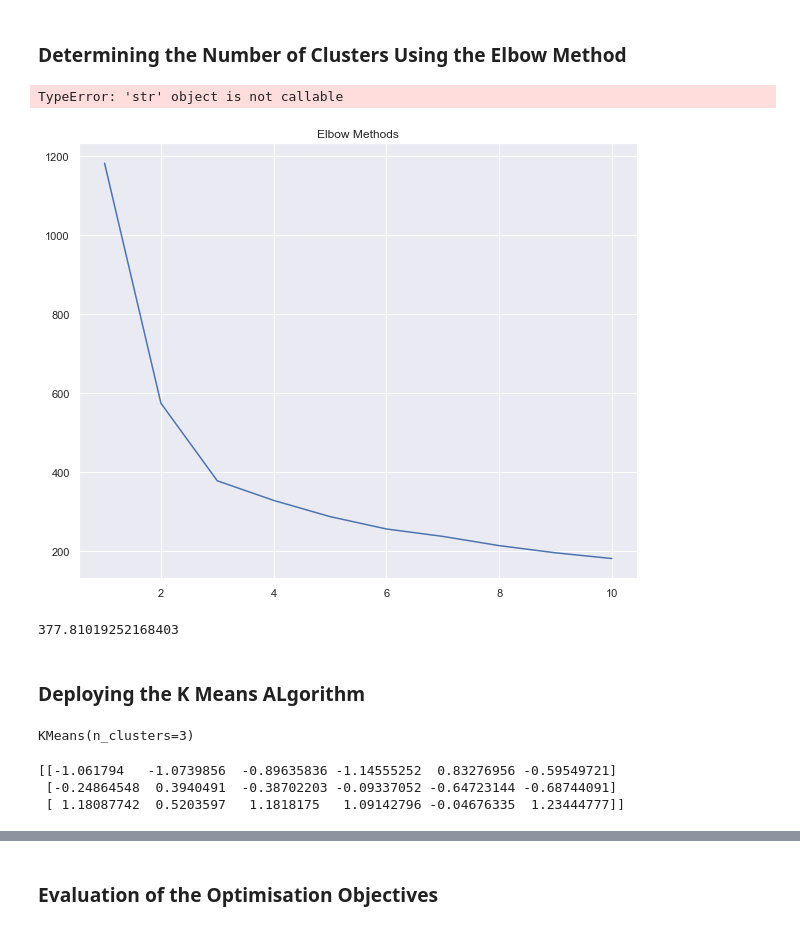
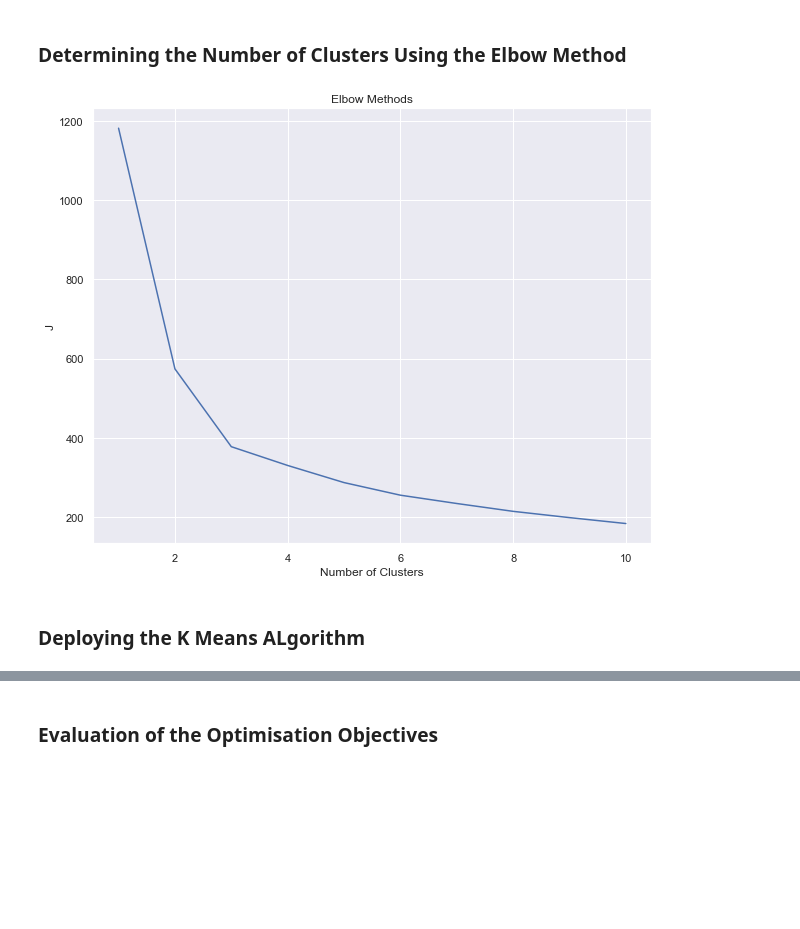
Before and after one commit to ARCHIBONG1/Wheat-Species-Prediction-Using-Clustering, a Jupyter notebook: Wheat Species Machine Learning Prediction_ Clustering Algorithms.ipynb, the cells around one changed output, grey strips where cells are left out. Saved outputs shown, nothing was run; the diff lists cells and outputs as text; code cells hidden in the pictures; blank space fills up the shorter version.

```diff
--- a/Wheat Species Machine Learning Prediction_ Clustering Algorithms.ipynb
+++ b/Wheat Species Machine Learning Prediction_ Clustering Algorithms.ipynb
@@ -187,35 +183,23 @@ scaled_train_set.describe()  # Summary statistics of data set
 ## KMEANS CLUSTERING
 # %% [markdown]
 ### Determining the Number of Clusters Using the Elbow Method
-# %%
-import os
-os.environ["OMP_NUM_THREADS"] = '1'
-distortions = []
-K = range(1,10)
-for k in K:
-    kmeanModel = KMeans(n_clusters=k)
-    kmeanModel.fit(scaled_train_set)
-    distortions.append(kmeanModel.inertia_)
 # %%
+plt.rcParams["figure.figsize"]=(10,8)
+
 N = []
 import os
 os.environ["OMP_NUM_THREADS"] = '1'
 for _ in range(1,11):
     kmeans = KMeans(n_clusters=_,
     init = "k-means++", max_iter=100, n_init=10)
     kmeans.fit(scaled_train_set)
     N.append(kmeans.inertia_)
 
 plt.plot(range(1,11), N)
 plt.title("Elbow Methods")
 plt.xlabel("Number of Clusters")
-plt.ylabel("N")
+plt.ylabel("J");
 # %% [output]
-TypeError: 'str' object is not callable
-[figure, old version]
+[figure, new version]
-# %%
-kmeans_scaled_train_set.inertia_
-# %% [output]
-377.81019252168403
 # %% [markdown]
 ### Deploying the K Means ALgorithm
@@ -224,10 +205,0 @@ kmeans_scaled_train_set = KMeans(n_clusters=3)  # Initialises Kmeans using 3 clu
-# %%
-kmeans_scaled_train_set.fit(scaled_train_set) # fits the data into the initialised kmeans
-# %% [output]
-KMeans(n_clusters=3)
-# %%
-print(kmeans_scaled_train_set.cluster_centers_)  # Prints the centers of the three KMeans cluster centroids
-# %% [output]
-[[-1.061794   -1.0739856  -0.89635836 -1.14555252  0.83276956 -0.59549721]
- [-0.24864548  0.3940491  -0.38702203 -0.09337052 -0.64723144 -0.68744091]
- [ 1.18087742  0.5203597   1.1818175   1.09142796 -0.04676335  1.23444777]]
```
Also changed, not shown: parts of 121 cells of this notebook.
